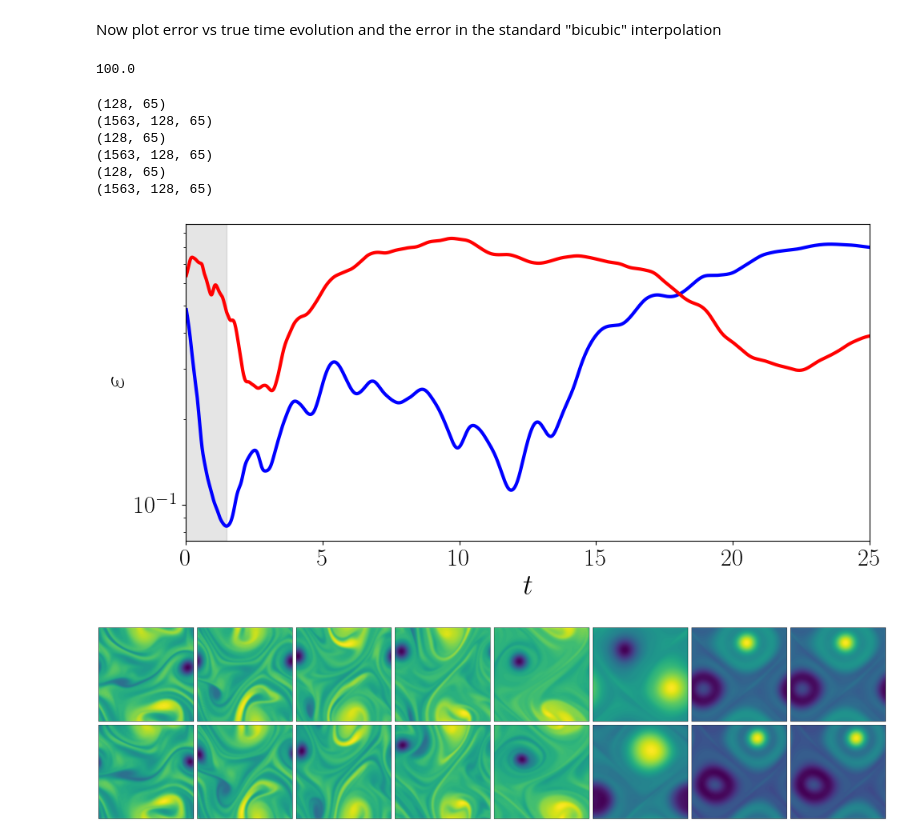
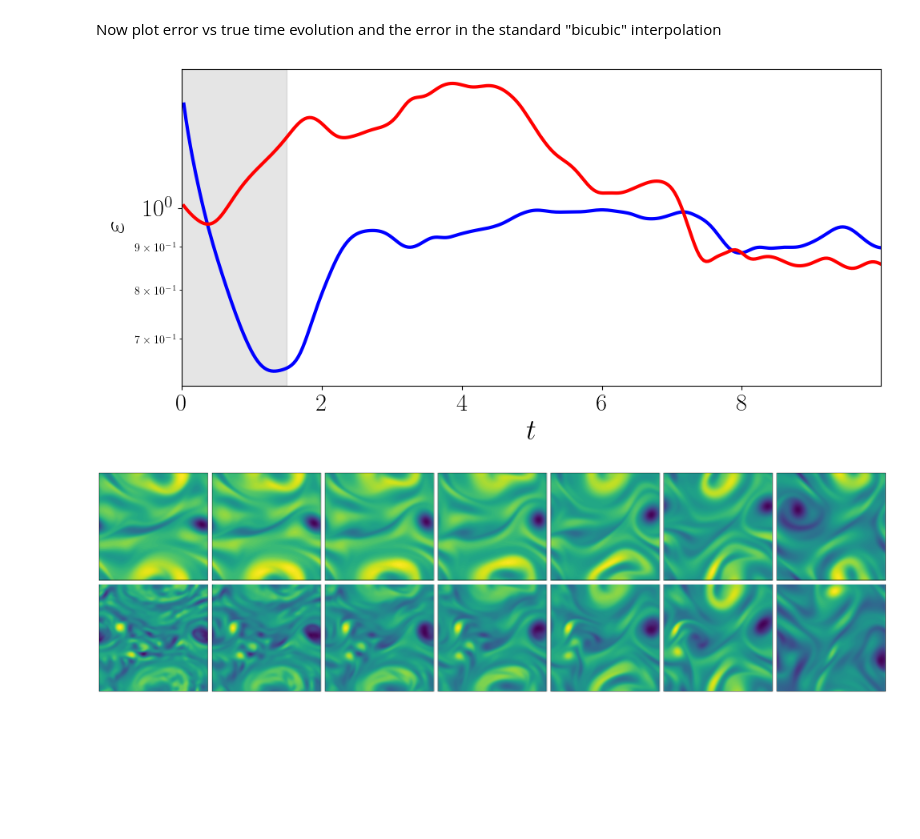
Before and after one commit to zx2298056212-creator/super-res-dynamical, a Jupyter notebook: scratch_da.ipynb, the cells around one changed output. Saved outputs shown, nothing was run; the diff lists cells and outputs as text; code cells hidden in the pictures; blank space fills up the shorter version.

```diff
--- a/scratch_da.ipynb
+++ b/scratch_da.ipynb
@@ -57,7 +57,7 @@ import time_stepping as ts
 from functools import partial
 
 # assimilation parameters
-T_unroll = 25.
+T_unroll = 10.
 T_da = 1.5 # time over which assimilation was performed
 M_substep = 8 # when to compare
 
@@ -65,7 +65,6 @@ M_substep = 8 # when to compare
 grid = cfd.grids.Grid((Nx, Ny), domain=((0, Lx), (0, Ly)))
 max_vel_est = 5.
 dt_stable = cfd.equations.stable_time_step(max_vel_est, 0.5, 1. / Re, grid) / 2.
-
 
 # (2) create forward trajectory and downsample
 dt_stable = np.round(dt_stable, 3)
@@ -78,21 +77,14 @@ def real_to_real_traj_fn(vort_phys, trajectory_fn):
   return jnp.fft.irfftn(vort_traj_rft, axes=(1,2))
 
 real_traj_fn = partial(real_to_real_traj_fn, trajectory_fn=trajectory_fn)
-# %% [output]
-100.0
 # %%
 true_trajectory = real_traj_fn(vort_true)
 inte_trajectory = real_traj_fn(vort_interp)
 pred_trajectory = real_traj_fn(vort_pred)
-# %% [output]
-(128, 65)
-(1563, 128, 65)
-(128, 65)
-(1563, 128, 65)
-(128, 65)
-(1563, 128, 65)
 # %%
-t_grid = np.linspace(M_substep * dt_stable, len(true_trajectory) * M_substep * dt_stable, len(true_trajectory))
+t_grid = np.linspace(M_substep * dt_stable,
+                     len(true_trajectory) * M_substep * dt_stable,
+                     len(true_trajectory))
 
 error_pred = []
 error_inte = []
@@ -120,36 +112,36 @@ ax1.set_yscale('log')
 
 fig.tight_layout()
 # %% [output]
-[figure, old version]
+[figure, new version]
 # %%
-T_extract = [0.25, 0.5, 0.75, 1., 2., 10., 25., 50.]
+T_extract = [0.25, 0.5, 0.75, 1., 1.5, 2., 10.]
 N_extract = [int(t_e / (M_substep * dt_stable)) for t_e in T_extract]
 
 n_plot = len(N_extract)
 
 fig = plt.figure(figsize=(4 * n_plot, 8))
 ax_num = 1
 
 # for vort, vort_coarse in zip(vort_snapshots[:n_plot], vort_snapshots_coarse[:n_plot]):
 for n in N_extract:
   v_true = true_trajectory[n]
-  v_pred = inte_trajectory[n]
+  v_pred = pred_trajectory[n]
 
   ax = fig.add_subplot(2, n_plot, ax_num)
   ax.contourf(v_true.T, 101)
   ax.set_xticks([])
   ax.set_yticks([])
 
   ax = fig.add_subplot(2, n_plot, ax_num + n_plot)
   ax.contourf(v_pred.T, 101)
   ax.set_xticks([])
   ax.set_yticks([])
 
 
   ax_num += 1
 fig.tight_layout()
 # %% [output]
-[figure, old version]
+[figure, new version]
 # %%
 file_number = 100
 traj_test = jnp.load('/Users/jpage2/code/jax-cfd-data-gen/Re100test/vort_traj.'
```
Also changed, not shown: parts of 5 cells of this notebook, 6 other files.
